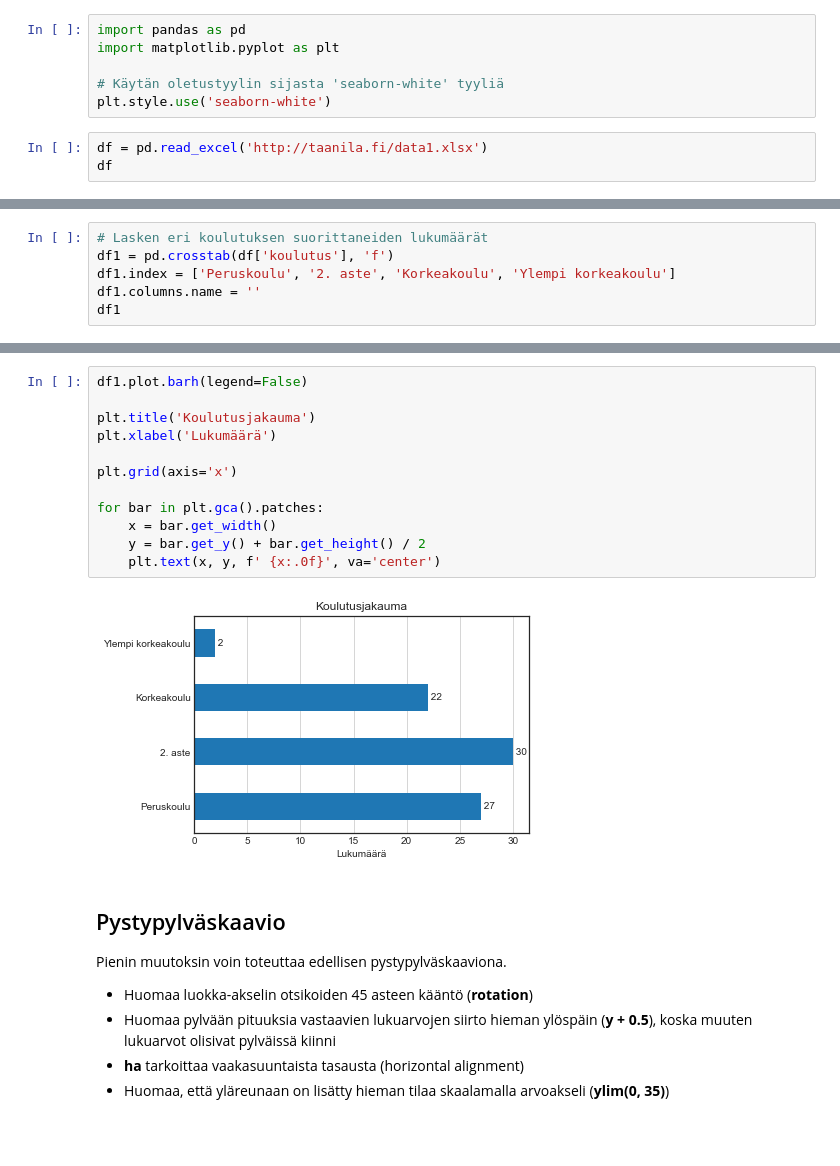
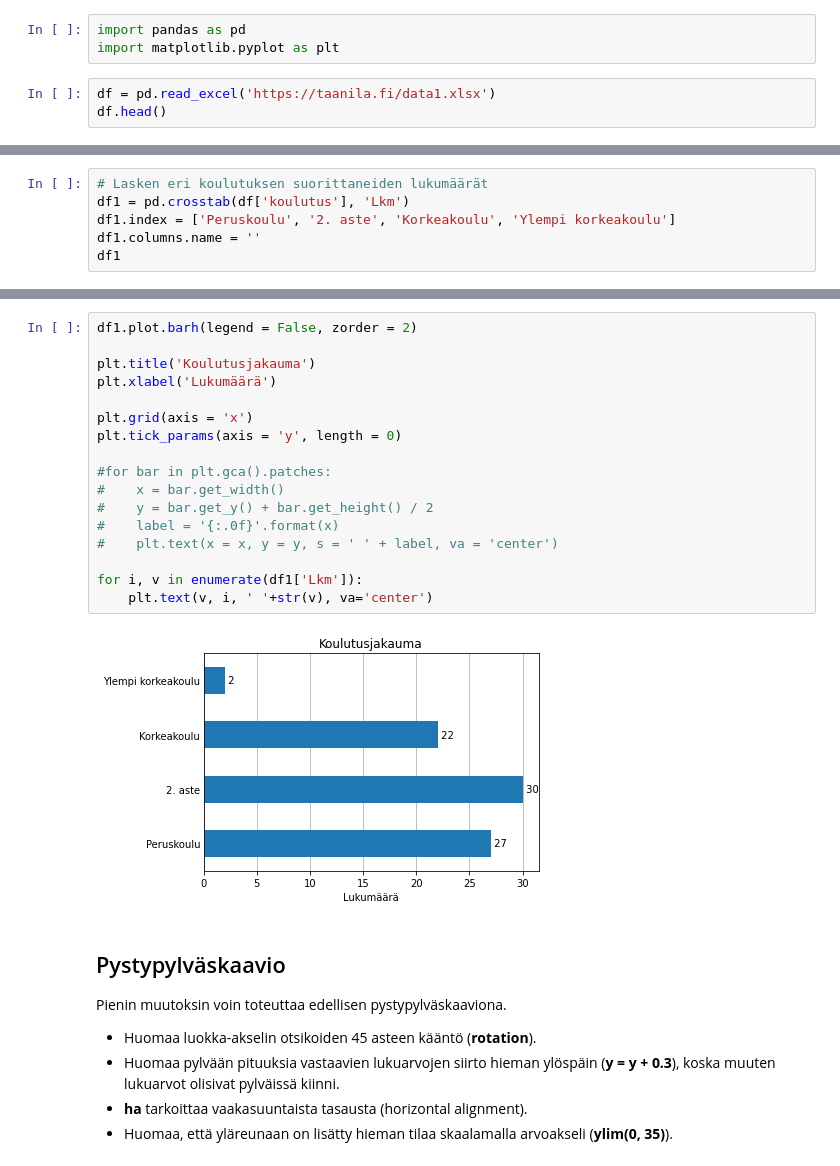
Before and after one commit to taanila/kaaviot, a Jupyter notebook: matplotlib1.ipynb, the cells around one changed output, grey strips where cells are left out. Drawn from its saved outputs; the diff is of its cells as text; blank space fills up the shorter version.

```diff
--- a/matplotlib1.ipynb
+++ b/matplotlib1.ipynb
@@ -17,12 +15,9 @@ Sopivan tyylin valinnalla voit vähentää grafiikan muokkaukseen tarvittavien k
 # %%
 import pandas as pd
 import matplotlib.pyplot as plt
-
-# Käytän oletustyylin sijasta 'seaborn-white' tyyliä
-plt.style.use('seaborn-white')
 # %%
-df = pd.read_excel('http://taanila.fi/data1.xlsx')
-df
+df = pd.read_excel('https://taanila.fi/data1.xlsx')
+df.head()
 # %% [output]
 |  | nro | sukup | ikä | perhe | koulutus | palveluv | palkka | johto | työtov | työymp | palkkat | ... |
 | 0 | 1 | 1 | 38 | 1 | 1.0 | 22.0 | 3587 | 3 | 3.0 | 3 | 3 | ... |
@@ -40,6 +28,6 @@ df
 # %%
 # Lasken eri koulutuksen suorittaneiden lukumäärät
-df1 = pd.crosstab(df['koulutus'], 'f')
+df1 = pd.crosstab(df['koulutus'], 'Lkm')
 df1.index = ['Peruskoulu', '2. aste', 'Korkeakoulu', 'Ylempi korkeakoulu']
 df1.columns.name = ''
 df1
@@ -91,24 +86,32 @@ Lisään pylväiden pituuksia vastaavat lukumäärät pylväiden viereen:
 # %%
-df1.plot.barh(legend=False)
+df1.plot.barh(legend = False, zorder = 2)
 
 plt.title('Koulutusjakauma')
 plt.xlabel('Lukumäärä')
 
-plt.grid(axis='x')
+plt.grid(axis = 'x')
+plt.tick_params(axis = 'y', length = 0)
 
-for bar in plt.gca().patches:
-    x = bar.get_width()
-    y = bar.get_y() + bar.get_height() / 2
-    plt.text(x, y, f' {x:.0f}', va='center')
+#for bar in plt.gca().patches:
+#    x = bar.get_width()
+#    y = bar.get_y() + bar.get_height() / 2
+#    label = '{:.0f}'.format(x)
+#    plt.text(x = x, y = y, s = ' ' + label, va = 'center')
+
+for i, v in enumerate(df1['Lkm']):
+    plt.text(v, i, ' '+str(v), va='center')
 # %% [output]
-[figure, old version]
+[figure, new version]
 # %% [markdown]
-## Pystypylväskaavio
+<h2>Pystypylväskaavio</h2>
 
 Pienin muutoksin voin toteuttaa edellisen pystypylväskaaviona.
 
-* Huomaa luokka-akselin otsikoiden 45 asteen kääntö (**rotation**)
-* Huomaa pylvään pituuksia vastaavien lukuarvojen siirto hieman ylöspäin (**y + 0.5**), koska muuten lukuarvot olisivat pylväissä kiinni
-* **ha** tarkoittaa vaakasuuntaista tasausta (horizontal alignment)
-* Huomaa, että yläreunaan on lisätty hieman tilaa skaalamalla arvoakseli (**ylim(0, 35)**)
+<ul>
+    <li>Huomaa luokka-akselin otsikoiden 45 asteen kääntö (<b>rotation</b>).</li>
+<li>Huomaa pylvään pituuksia vastaavien lukuarvojen siirto hieman ylöspäin (<b>y = y + 0.3</b>), koska muuten lukuarvot olisivat pylväissä kiinni.</li>
+
+<li><b>ha</b> tarkoittaa vaakasuuntaista tasausta (horizontal alignment).</li>
+<li>Huomaa, että yläreunaan on lisätty hieman tilaa skaalamalla arvoakseli (<b>ylim(0, 35)</b>).</li>
+</ul>
 # %%
```
Also changed, not shown: parts of 17 cells of this notebook.
